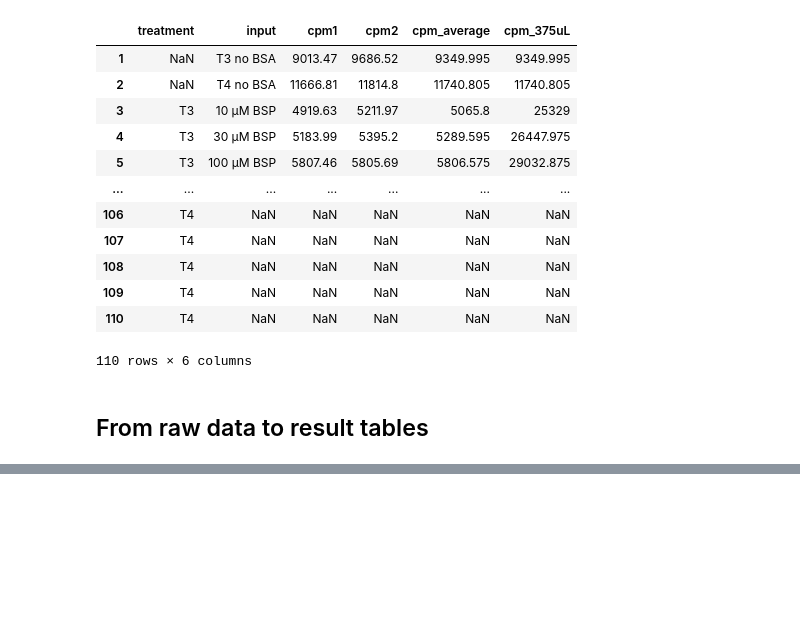
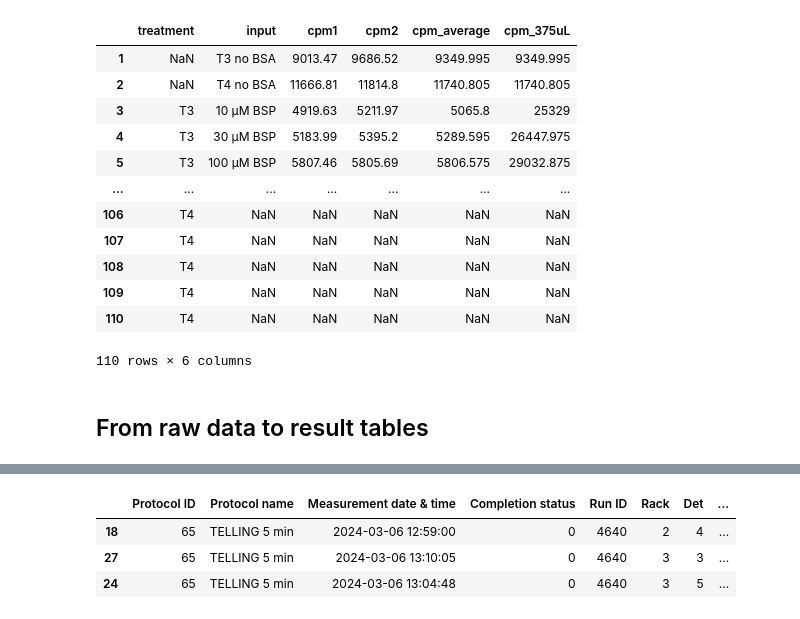
Before and after one commit to jmillanacosta/VHP4Safety2.4_1.1, a Jupyter notebook: 00_explore_uptake.ipynb, the cells around one changed output, grey strips where cells are left out. Saved outputs shown, nothing was run; the diff lists cells and outputs as text; code cells hidden in the pictures; blank space fills up the shorter version.

```diff
--- a/00_explore_uptake.ipynb
+++ b/00_explore_uptake.ipynb
@@ -184,0 +189,8 @@ raw_df
+# %%
+all_data = pd.read_excel(
+    "data/20240306_ CP_TBBPA_BSP_NH3_IOP.xlsx",
+    sheet_name="Raw data 06-03",
+    skiprows=0,
+    header=0,
+)
+all_data.head(2)
@@ -389,0 +386,12 @@ perturbagens = {
+# %%
+from pprint import pprint
+
+
+
+perturbagen = {i:[] for i in set(all_data["Unnamed: 14"].dropna().astype(str))}
+for _, row in all_data.iterrows():
+    if str(row["Unnamed: 14"]) in perturbagen:
+        perturbagen[str(row["Unnamed: 14"])].append(
+            [row["Rack"], row["Det"], row["Pos"]]
+        )
+pprint(perturbagen)
@@ -389,0 +416,13 @@ perturbagens = {
+# %%
+# Now we can assign values
+raw_df["perturbagen"] = raw_df.apply(
+    lambda row: get_condition(row, perturbagen), axis=1
+
+)
+raw_df["perturbagen"].fillna(method="ffill", inplace=True)
+raw_df.sample(3)
+# %% [output]
+|  | Protocol ID | Protocol name | Measurement date & time | Completion status | Run ID | Rack | Det | ... |
+| 18 | 65 | TELLING 5 min | 2024-03-06 12:59:00 | 0 | 4640 | 2 | 4 | ... |
+| 27 | 65 | TELLING 5 min | 2024-03-06 13:10:05 | 0 | 4640 | 3 | 3 | ... |
+| 24 | 65 | TELLING 5 min | 2024-03-06 13:04:48 | 0 | 4640 | 3 | 5 | ... |
```
Also changed, not shown: parts of 8 cells of this notebook.
